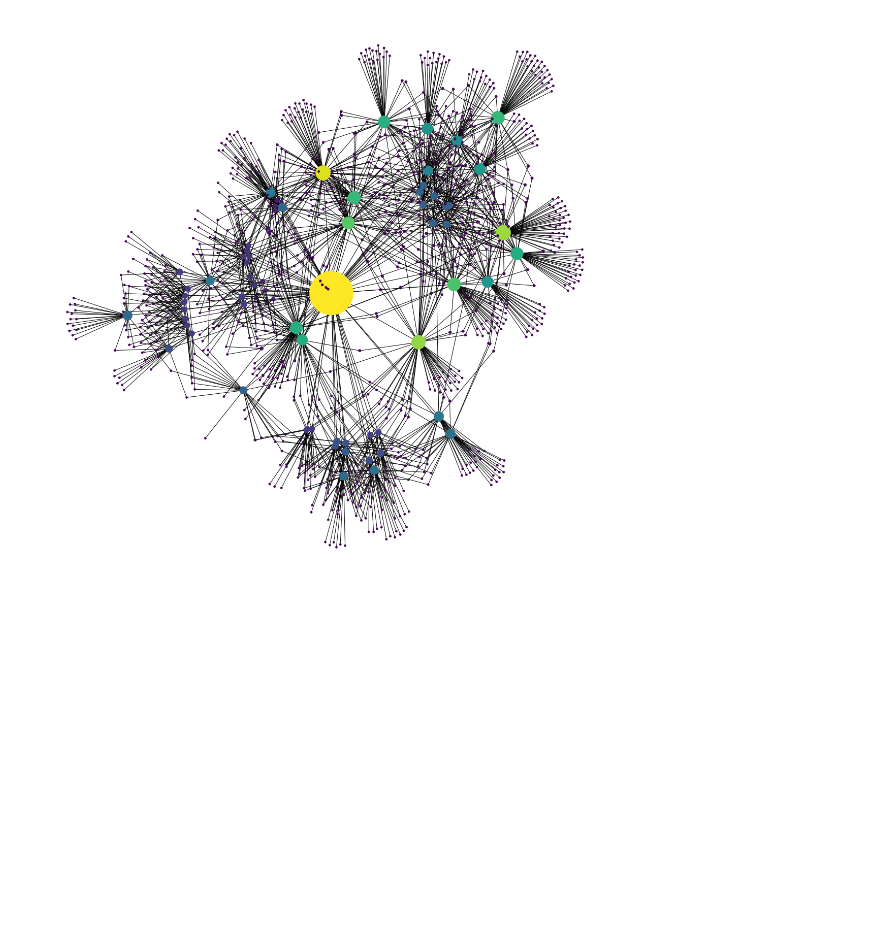
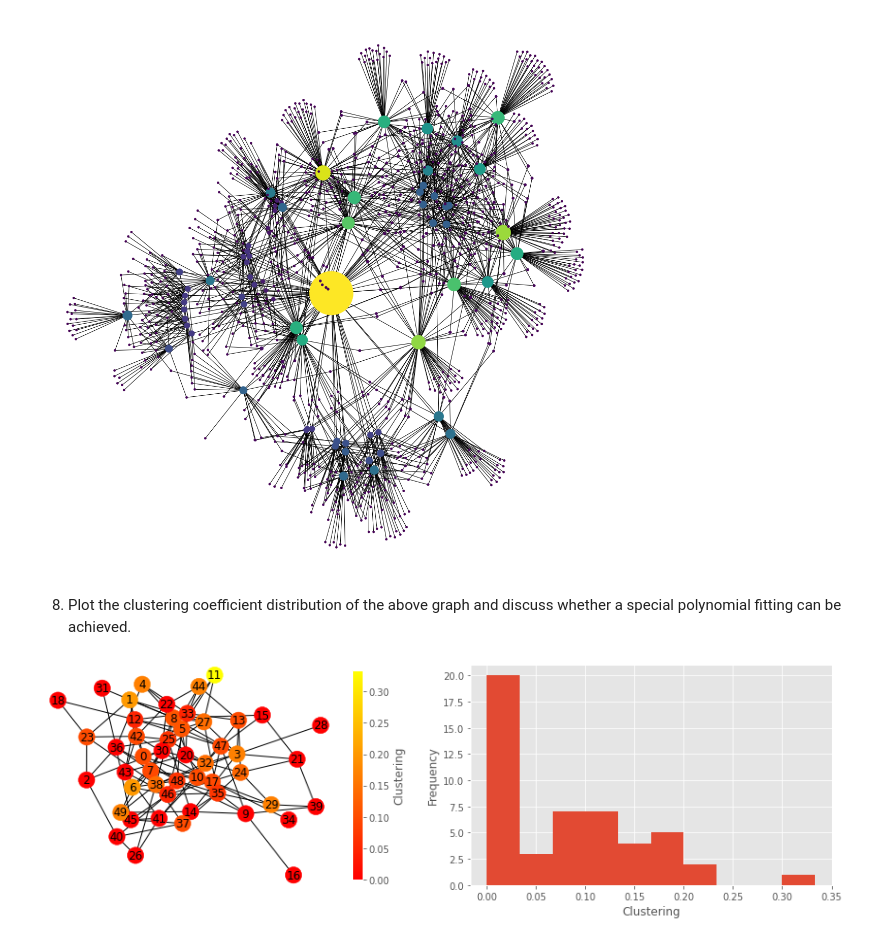
Before and after one commit to Dakcser/Citation-Network-Analysis, a Jupyter notebook: Citation-Network-Analysis.ipynb, the cells around one changed output. Saved outputs shown, nothing was run; the diff lists cells and outputs as text; code cells hidden in the pictures; blank space fills up the shorter version.

Commit message:
example of coefficient distribution

```diff
--- a/Citation-Network-Analysis.ipynb
+++ b/Citation-Network-Analysis.ipynb
@@ -408,3 +408,30 @@ plt.savefig('erdo_graph.pdf')
 plt.show()
 # %% [output]
 [figure]
+# %% [markdown]
+8. Plot the clustering coefficient distribution of the above graph and discuss whether a special
+polynomial fitting can be achieved.
+# %%
+from matplotlib.cm import ScalarMappable
+
+
+g = nx.erdos_renyi_graph(50, 0.1, seed=None, directed=False)
+gc = g.subgraph(max(nx.connected_components(g)))
+lcc = nx.clustering(gc)
+
+cmap = plt.get_cmap('autumn')
+norm = plt.Normalize(0, max(lcc.values()))
+node_colors = [cmap(norm(lcc[node])) for node in gc.nodes]
+
+fig, (ax1, ax2) = plt.subplots(ncols=2, figsize=(12, 4))
+nx.draw_spring(gc, node_color=node_colors, with_labels=True, ax=ax1)
+fig.colorbar(ScalarMappable(cmap=cmap, norm=norm), label='Clustering', shrink=0.95, ax=ax1)
+
+ax2.hist(lcc.values(), bins=10)
+ax2.set_xlabel('Clustering')
+ax2.set_ylabel('Frequency')
+
+plt.tight_layout()
+plt.show()
+# %% [output]
+[figure, added]
```
